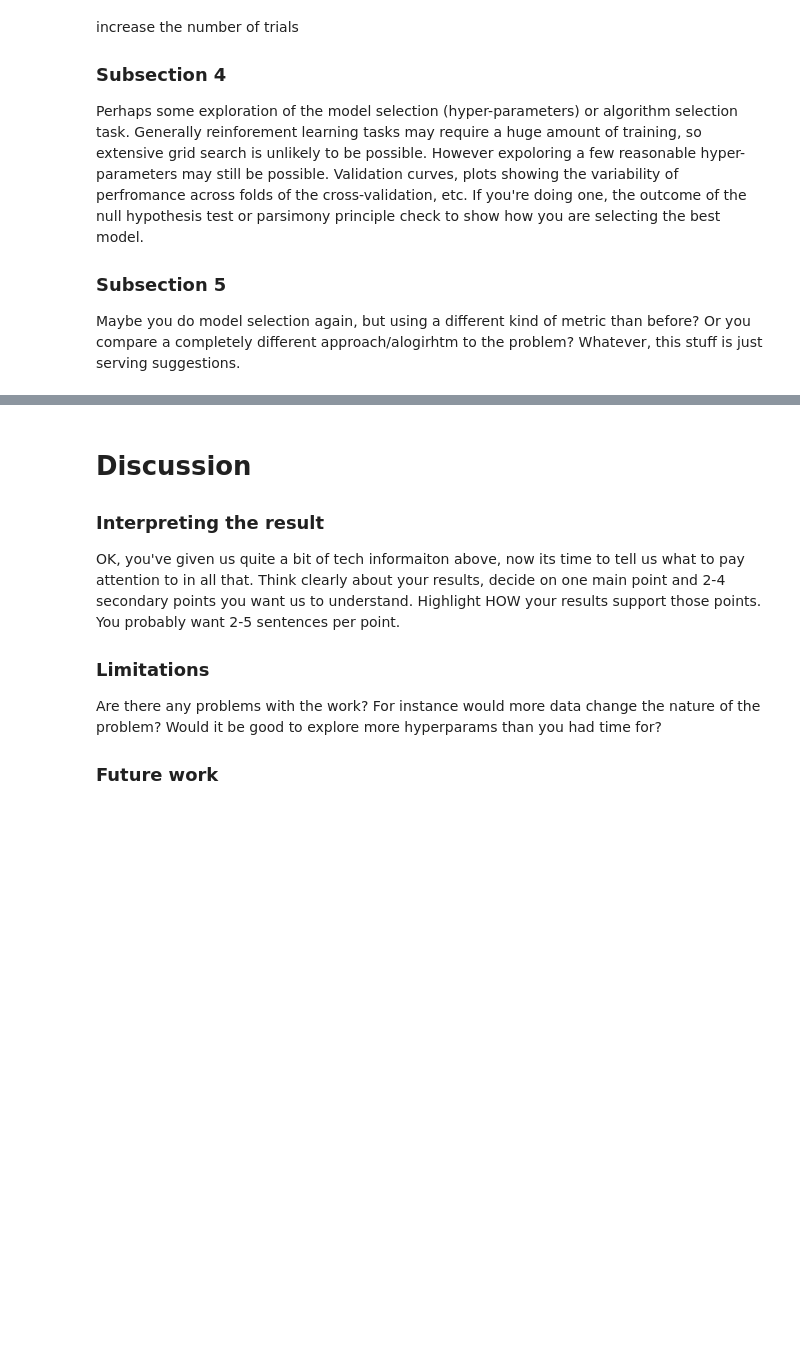
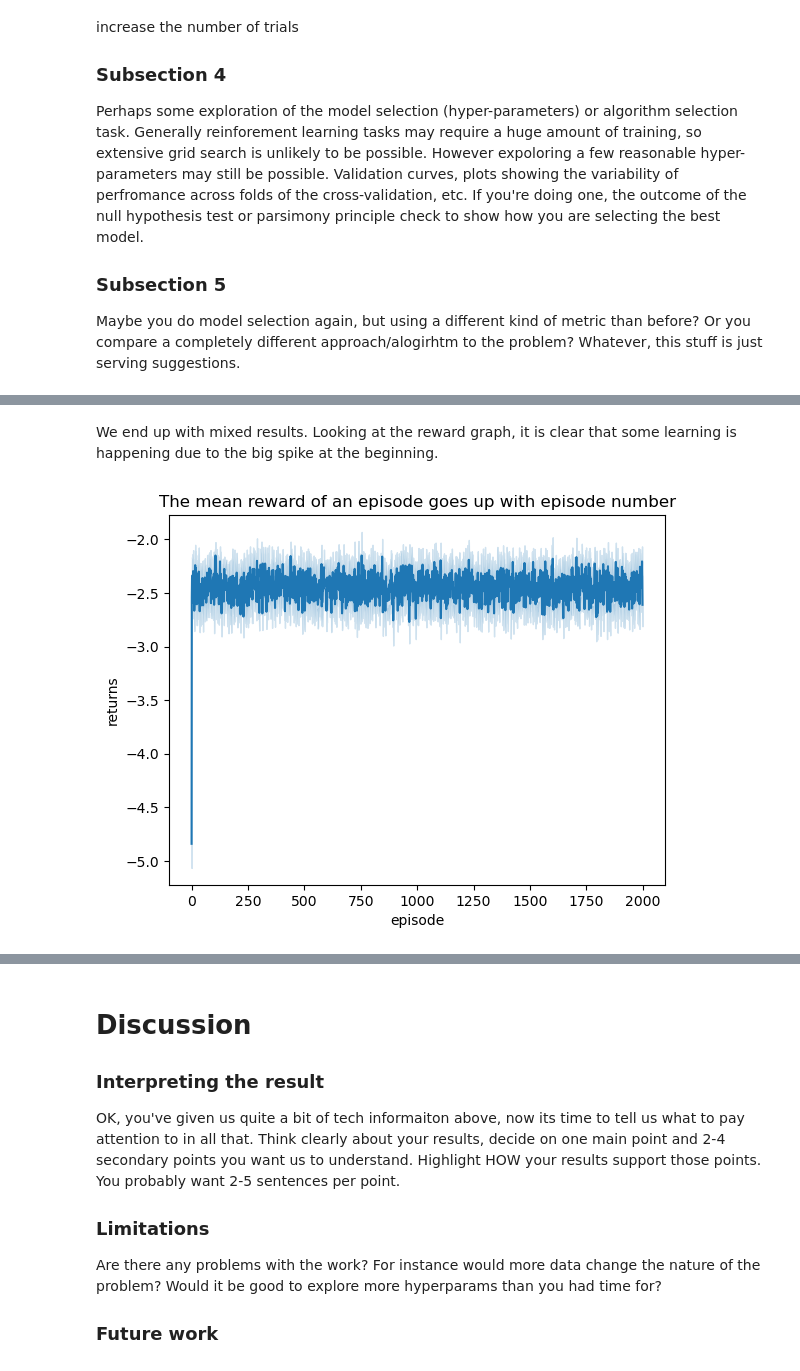
Before and after one commit to jasongfleischer/COGS188_group_template, a Jupyter notebook: FinalProject_YourGroupNameHere.ipynb, the cells around one changed output, grey strips where cells are left out. Drawn from its saved outputs; the diff is of its cells as text; code cells hidden in the pictures; blank space fills up the shorter version.

Commit message:
Monte Carlo Part + Writing

```diff
--- a/FinalProject_YourGroupNameHere.ipynb
+++ b/FinalProject_YourGroupNameHere.ipynb
@@ -123,0 +154,36 @@ Maybe you do model selection again, but using a different kind of metric than be
+# %%
+steps = []
+behavior_rewards = []
+target_rewards = []
+for j in tqdm(range(20)):
+    MC = MonteCarlo(OnePlayerMahjongGame(num_players= 1), max_episode_size = 250)
+    this_steps = []
+    this_rewards = []
+    for k in range(2000):
+        episode = MC.generate_egreedy_episode()
+        this_rewards.append(pd.DataFrame(episode).iloc[:,-1].sum() )
+        this_steps.append(len(episode))
+        MC.update_offpolicy(episode)
+    steps.append(this_steps)
+    behavior_rewards.append(this_rewards)
+    episode = MC.generate_greedy_episode()
+    target_rewards.append( pd.DataFrame(episode).iloc[:,-1].sum() )
+# %% [markdown]
+We end up with mixed results. Looking at the reward graph, it is clear that some learning is happening due to the big spike at the beginning.
+# %%
+df2 = pd.DataFrame(behavior_rewards)
+df2.columns.name = 'episode'
+df2.index.name = 'learner'
+df2 = df2.stack().rename('returns').to_frame()
+
+
+df3 = pd.DataFrame(target_rewards)
+df3.columns.name = 'episode'
+df3.index.name = 'learner'
+df3 = df3.stack().rename('returns').to_frame()
+
+sns.lineplot( data=df2, x='episode', y='returns');
+plt.title('The mean reward of an episode goes up with episode number')
+plt.show()
+# %% [output]
+[figure, added]
```
Also changed, not shown: parts of 10 cells of this notebook, 2 other files.
